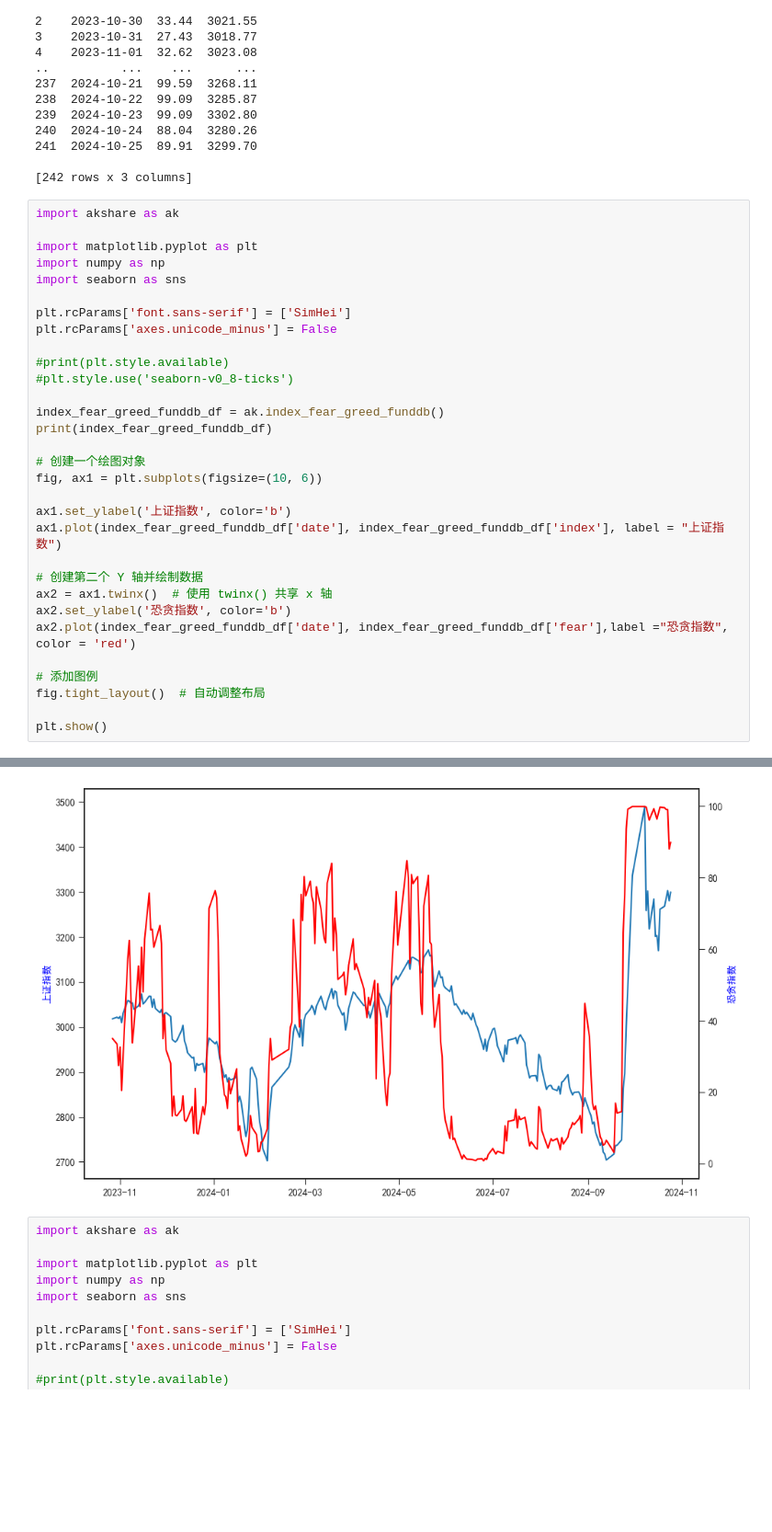
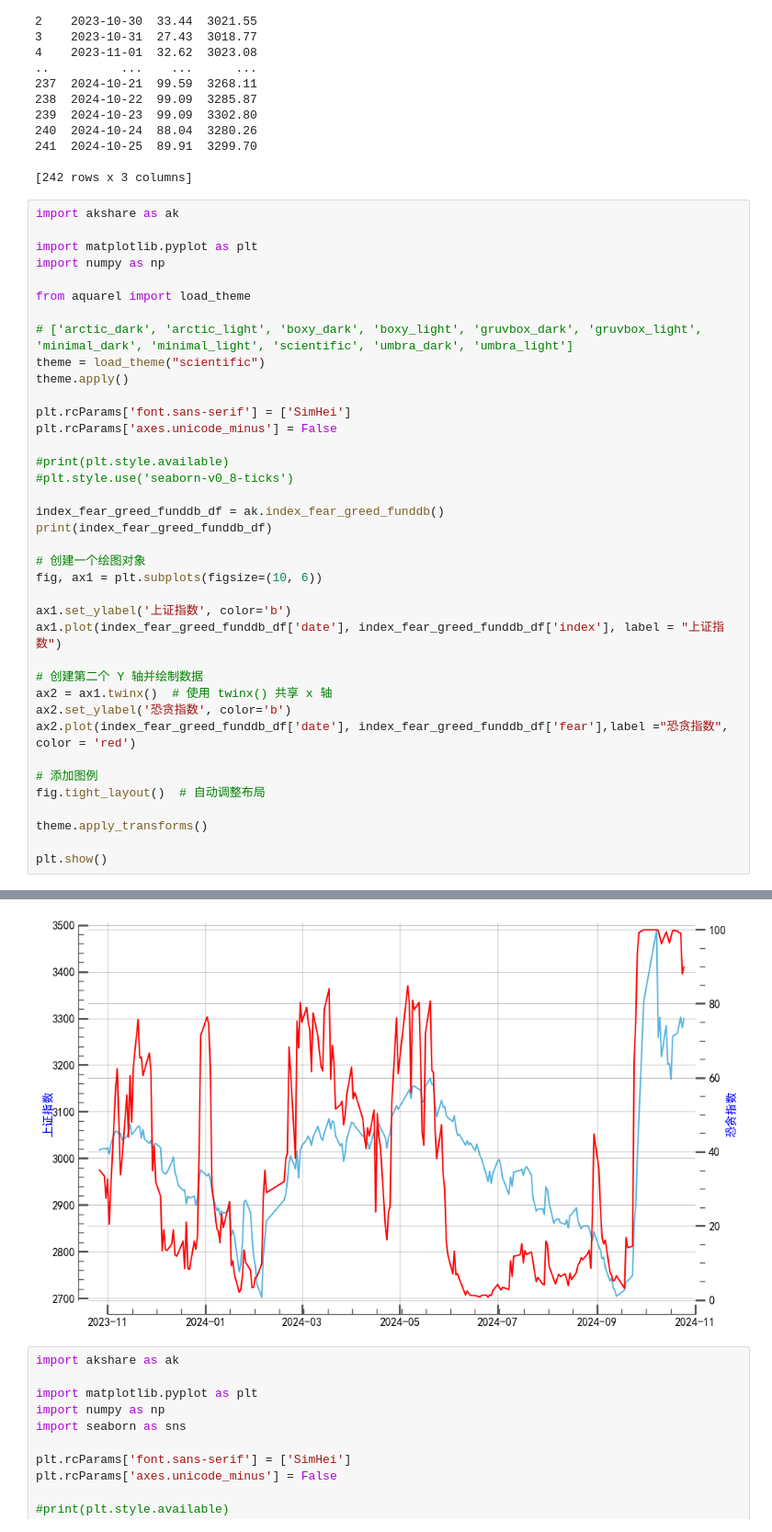
Before and after one commit to Ted88368/quant_in_action, a Jupyter notebook: akshare/qiu_quan.ipynb, the cells around one changed output, grey strips where cells are left out. Shown at 92% size. Cells and saved outputs as stored; diff of their text form; blank space fills up the shorter version.

```diff
--- a/akshare/qiu_quan.ipynb
+++ b/akshare/qiu_quan.ipynb
@@ -23,7 +23,12 @@ import akshare as ak
 
 import matplotlib.pyplot as plt
 import numpy as np
-import seaborn as sns
+
+from aquarel import load_theme
+
+# ['arctic_dark', 'arctic_light', 'boxy_dark', 'boxy_light', 'gruvbox_dark', 'gruvbox_light', 'minimal_dark', 'minimal_light', 'scientific', 'umbra_dark', 'umbra_light']
+theme = load_theme("scientific")
+theme.apply()
 
 plt.rcParams['font.sans-serif'] = ['SimHei']
 plt.rcParams['axes.unicode_minus'] = False
@@ -37,34 +42,36 @@ print(index_fear_greed_funddb_df)
 # 创建一个绘图对象
 fig, ax1 = plt.subplots(figsize=(10, 6))
 
 ax1.set_ylabel('上证指数', color='b')
 ax1.plot(index_fear_greed_funddb_df['date'], index_fear_greed_funddb_df['index'], label = "上证指数")
 
 # 创建第二个 Y 轴并绘制数据
 ax2 = ax1.twinx()  # 使用 twinx() 共享 x 轴
 ax2.set_ylabel('恐贪指数', color='b')
 ax2.plot(index_fear_greed_funddb_df['date'], index_fear_greed_funddb_df['fear'],label ="恐贪指数", color = 'red')
 
 # 添加图例
 fig.tight_layout()  # 自动调整布局
 
+theme.apply_transforms()
+
 plt.show()
 # %% [output]
            date   fear    index
 0    2023-10-27  35.01  3017.78
 1    2023-10-30  33.44  3021.55
 2    2023-10-31  27.43  3018.77
 3    2023-11-01  32.62  3023.08
 4    2023-11-02  20.43  3009.41
 ..          ...    ...      ...
 236  2024-10-21  99.59  3268.11
 237  2024-10-22  99.09  3285.87
 238  2024-10-23  99.09  3302.80
 239  2024-10-24  88.04  3280.26
 240  2024-10-25  89.91  3299.70
 
 [241 rows x 3 columns]
-[figure, old version]
+[figure, new version]
 # %%
 import akshare as ak
 
```
Also changed, not shown: 1 other file.
